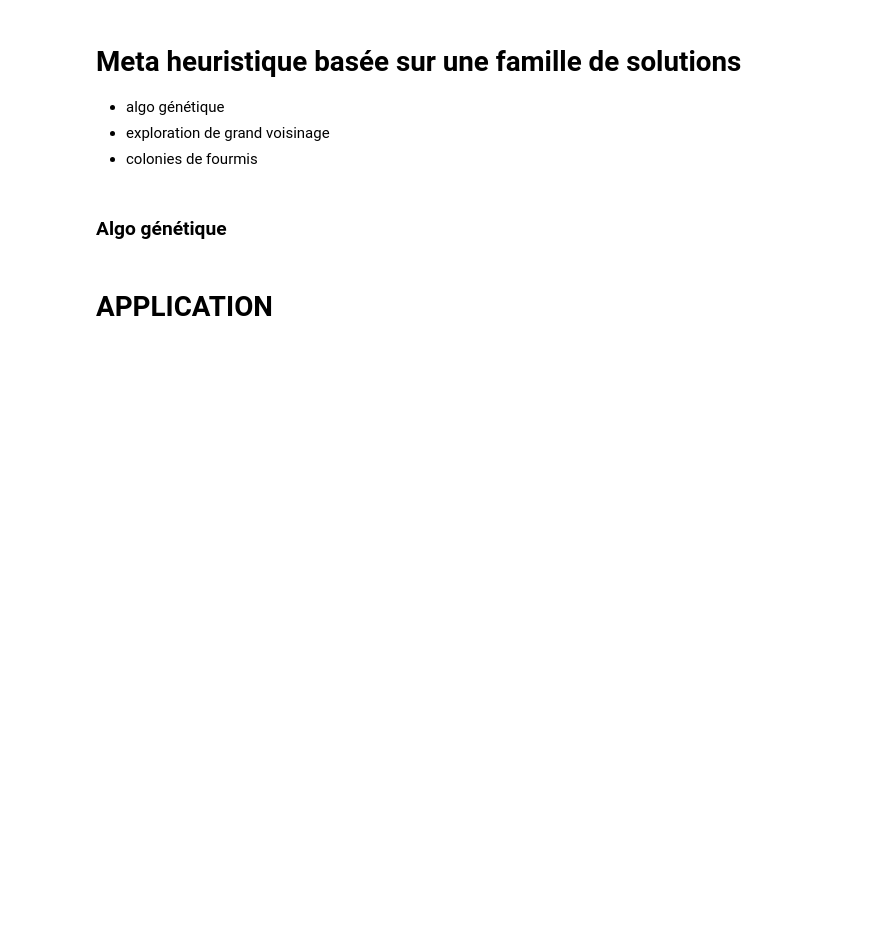
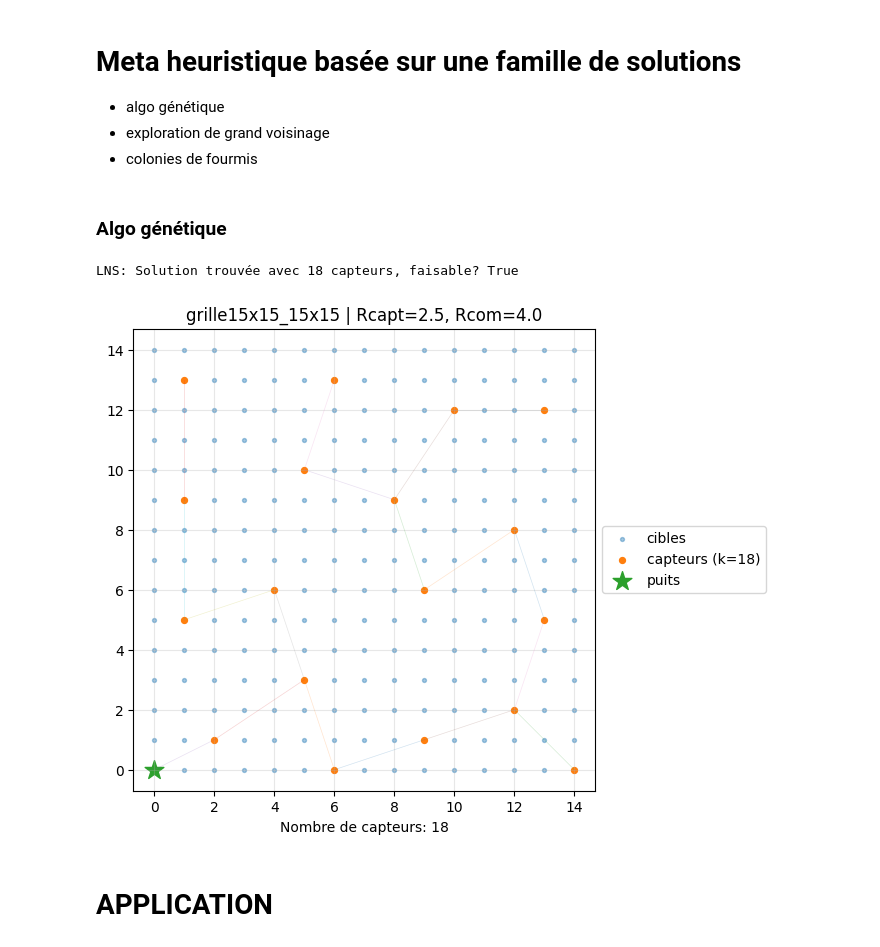
Before and after one commit to pgatt06/Meta-heuristiques, a Jupyter notebook: projet_capteurs_metaheuristiques.ipynb, the cells around one changed output. Saved outputs shown, nothing was run; the diff lists cells and outputs as text; code cells hidden in the pictures; blank space fills up the shorter version.

```diff
--- a/projet_capteurs_metaheuristiques.ipynb
+++ b/projet_capteurs_metaheuristiques.ipynb
@@ -984,6 +1153,71 @@ def genetic_algorithm(pc: Precomputation, population_size: int = 50, generations
         #print(f"Génération {generation + 1}: Meilleure fitness = {best_fitness}, Capteurs = {int(best_solution.sum())}")
 
     return best_solution
+# %%
+def large_neighborhood_search(
+    pc: Precomputation,
+    initial_solution: np.ndarray,
+    max_iters: int = 100,
+    destruction_rate: float = 0.3,
+    repair_function=repair
+) -> np.ndarray:
+    """
+    Implémente une exploration des grands voisinages (Large Neighborhood Search, LNS).
+
+    Args:
+        pc (Precomputation): Les données pré-calculées pour l'instance.
+        initial_solution (np.ndarray): Solution initiale.
+        max_iters (int): Nombre maximal d'itérations.
+        destruction_rate (float): Proportion de capteurs à retirer lors de la phase de destruction.
+        repair_function (callable): Fonction de réparation pour reconstruire une solution faisable.
+
+    Returns:
+        np.ndarray: La meilleure solution trouvée.
+    """
+    current_solution = initial_solution.copy()
+    best_solution = current_solution.copy()
+    best_fitness = fitness_penalized(best_solution, pc)
+
+    for _ in range(max_iters):
+        # Phase de destruction : retirer une proportion de capteurs
+        num_to_remove = int(destruction_rate * current_solution.sum())
+        indices_to_remove = np.random.choice(
+            np.where(current_solution)[0], size=num_to_remove, replace=False
+        )
+        destroyed_solution = current_solution.copy()
+        destroyed_solution[indices_to_remove] = False
+
+        # Phase de réparation : reconstruire une solution faisable
+        repaired_solution = repair_function(destroyed_solution, pc)
+
+        # Évaluer la solution réparée
+        repaired_fitness = fitness_penalized(repaired_solution, pc)
+
+        # Mise à jour de la meilleure solution
+        if repaired_fitness < best_fitness:
+            best_solution = repaired_solution
+            best_fitness = repaired_fitness
+
+        # Mise à jour de la solution courante
+        current_solution = repaired_solution
+
+    return best_solution
+
+
+# Exemple d'utilisation
+inst = make_grid(15, 15, sink=(0.0, 0.0), name="grille15x15")
+pc = build_precomp(inst, Rcapt=2.5, Rcom=4.0)
+
+# Utiliser une solution initiale (par exemple, issue de l'heuristique gloutonne)
+initial_solution = greedy_construct(pc)
+
+# Appliquer LNS
+sol_lns = large_neighborhood_search(pc, initial_solution, max_iters=50, destruction_rate=0.3)
+print(f"LNS: Solution trouvée avec {int(sol_lns.sum())} capteurs, faisable? {is_feasible(sol_lns, pc)}")
+plot_solution(sol_lns, pc, show_links=True)
+# %% [output]
+LNS: Solution trouvée avec 18 capteurs, faisable? True
+[figure, added]
 # %% [markdown]
 # APPLICATION
 # %%
```
Also changed, not shown: parts of 9 cells of this notebook.
